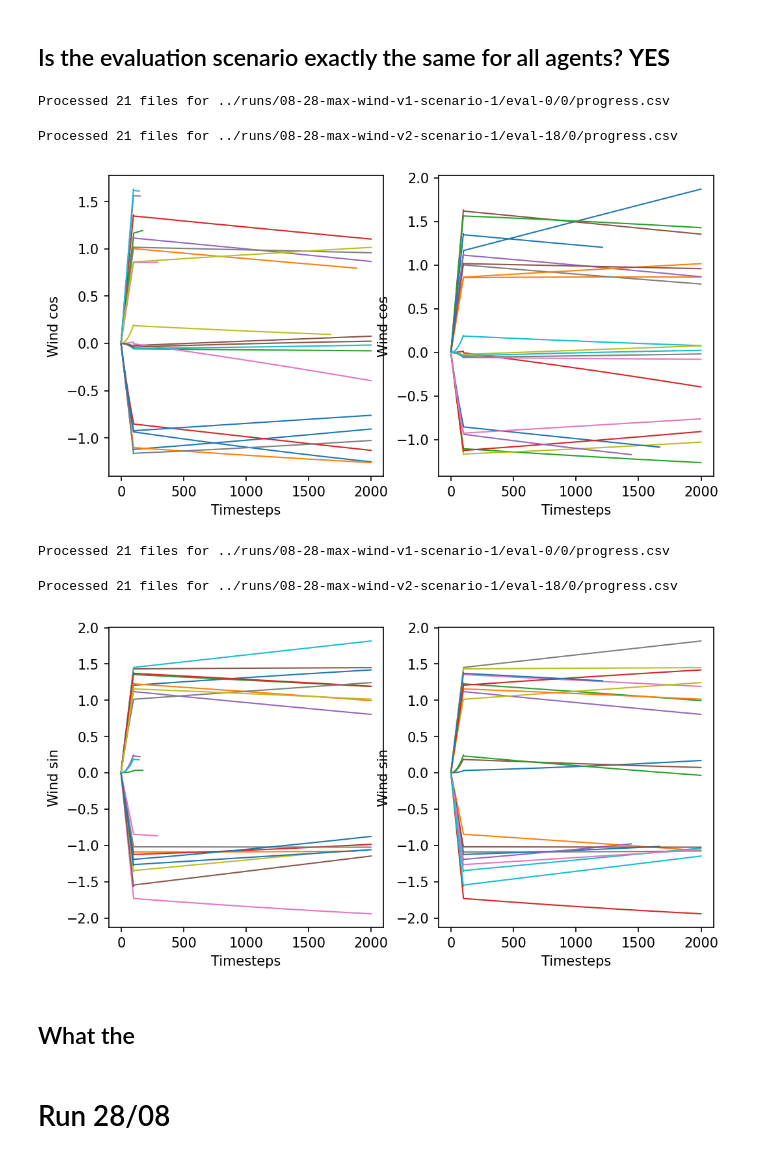
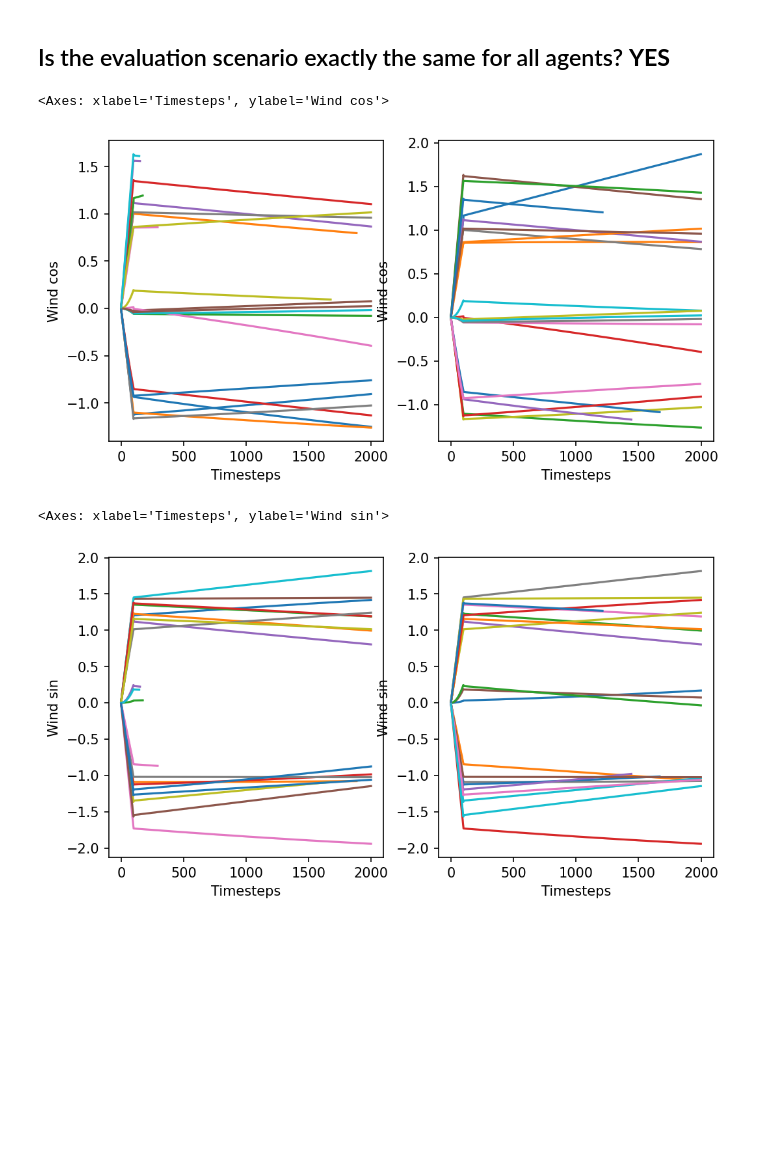
Before and after one commit to lucasmrdt/sailboat-drl, a Jupyter notebook: notebooks/sb3_analysis.ipynb, the cells around one changed output. Saved outputs shown, nothing was run; the diff lists cells and outputs as text; code cells hidden in the pictures; blank space fills up the shorter version.

```diff
--- a/notebooks/sb3_analysis.ipynb
+++ b/notebooks/sb3_analysis.ipynb
@@ -31,20 +12,0 @@ def plot_nb_steps_per_seconds(names):
-# %%
-def plot_metric(names, metric, metric_label=None, ax=None, fig=None):
-    if ax is None or fig is None:
-        fig, ax = plt.subplots(figsize=(4, 4), dpi=150)
-    for name in names:
-        seconds, mean_n_steps, std_n_steps = get_metric(name, metric)
-
-        if isinstance(name, tuple):
-            name, label = name
-        else:
-            label = name
-        ax.plot(seconds, mean_n_steps, label=label, linewidth=1)
-        ax.fill_between(seconds,
-                        mean_n_steps - std_n_steps,
-                        mean_n_steps + std_n_steps, alpha=.3)
-    print(f'Processed {len(names)} files for {name}')
-    ax.set_xlabel('Timesteps')
-    ax.set_ylabel(metric_label or metric)
-    if len(names) < 10:
-        fig.legend(loc='upper center', bbox_to_anchor=(0.5, -.05))
@@ -88,36 +17,30 @@ def print_derivatives(names):
 # %%
 fig, axs = plt.subplots(1, 2, figsize=(2*4, 4), dpi=150)
 plot_metric(
     glob('../runs/08-28-max-wind-v1-scenario-1/eval-*/0/*.csv'),
-    'obs/wind/0',
-    'Wind cos',
-    ax=axs[0], fig=fig)
+    metric='obs/wind/0',
+    y_label='Wind cos',
+    ax=axs[0], hide_legend=True)
 plot_metric(
     glob('../runs/08-28-max-wind-v2-scenario-1/eval-*/0/*.csv'),
     'obs/wind/0',
-    'Wind cos',
-    ax=axs[1], fig=fig)
+    y_label='Wind cos',
+    ax=axs[1], hide_legend=True)
 # %% [output]
-Processed 21 files for ../runs/08-28-max-wind-v1-scenario-1/eval-0/0/progress.csv
+<Axes: xlabel='Timesteps', ylabel='Wind cos'>
-Processed 21 files for ../runs/08-28-max-wind-v2-scenario-1/eval-18/0/progress.csv
-[figure, old version]
+[figure, new version]
 # %%
 fig, axs = plt.subplots(1, 2, figsize=(2*4, 4), dpi=150)
 plot_metric(
     glob('../runs/08-28-max-wind-v1-scenario-1/eval-*/0/*.csv'),
-    'obs/wind/1',
-    'Wind sin',
-    ax=axs[0], fig=fig)
+    metric='obs/wind/1',
+    y_label='Wind sin',
+    ax=axs[0], hide_legend=True)
 plot_metric(
     glob('../runs/08-28-max-wind-v2-scenario-1/eval-*/0/*.csv'),
     'obs/wind/1',
-    'Wind sin',
-    ax=axs[1], fig=fig)
+    y_label='Wind sin',
+    ax=axs[1], hide_legend=True)
 # %% [output]
-Processed 21 files for ../runs/08-28-max-wind-v1-scenario-1/eval-0/0/progress.csv
+<Axes: xlabel='Timesteps', ylabel='Wind sin'>
-Processed 21 files for ../runs/08-28-max-wind-v2-scenario-1/eval-18/0/progress.csv
-[figure, old version]
+[figure, new version]
-# %% [markdown]
-## What the
-# %% [markdown]
-# Run 28/08
```
Also changed, not shown: parts of 21 cells of this notebook, 6 other files.
